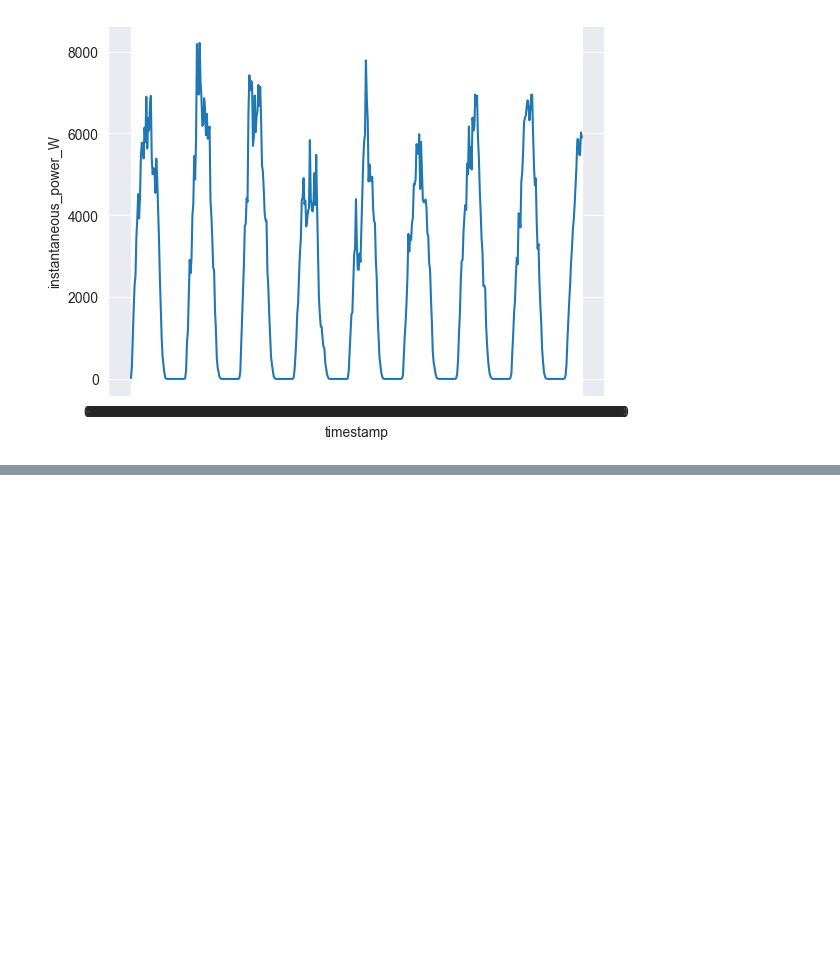
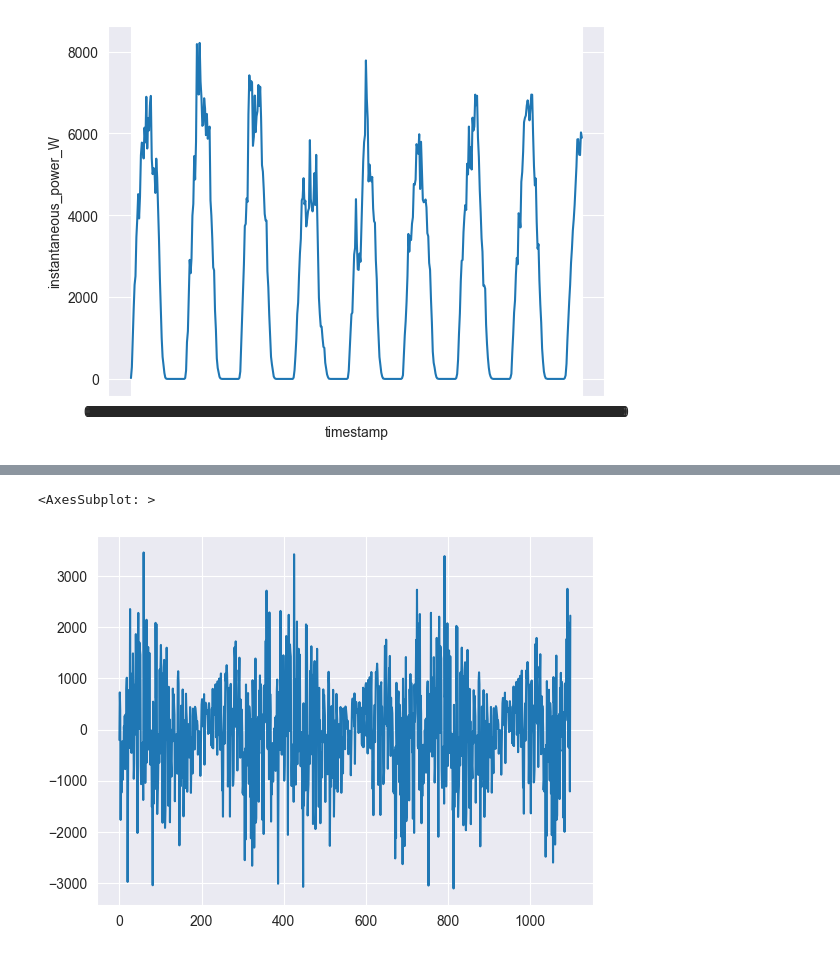
Before and after one commit to WAT-ai/open-climate-fix-project, a Jupyter notebook: eda/seasonality.ipynb, the cells around one changed output, grey strips where cells are left out. Saved outputs shown, nothing was run; the diff lists cells and outputs as text; code cells hidden in the pictures; blank space fills up the shorter version.

```diff
--- a/eda/seasonality.ipynb
+++ b/eda/seasonality.ipynb
@@ -205,0 +268,13 @@ sns.lineplot(pv_output[:500])
+# %%
+# create seasonally adjusted
+values = series
+diff = list()
+for i in range(len(values)):
+ value = values[i] - curve[i]
+ diff.append(value)
+
+
+sns.lineplot(x=daily_max.index, y=diff)
+# %% [output]
+<AxesSubplot: >
+[figure, added]
```
Also changed, not shown: parts of 25 cells of this notebook.
